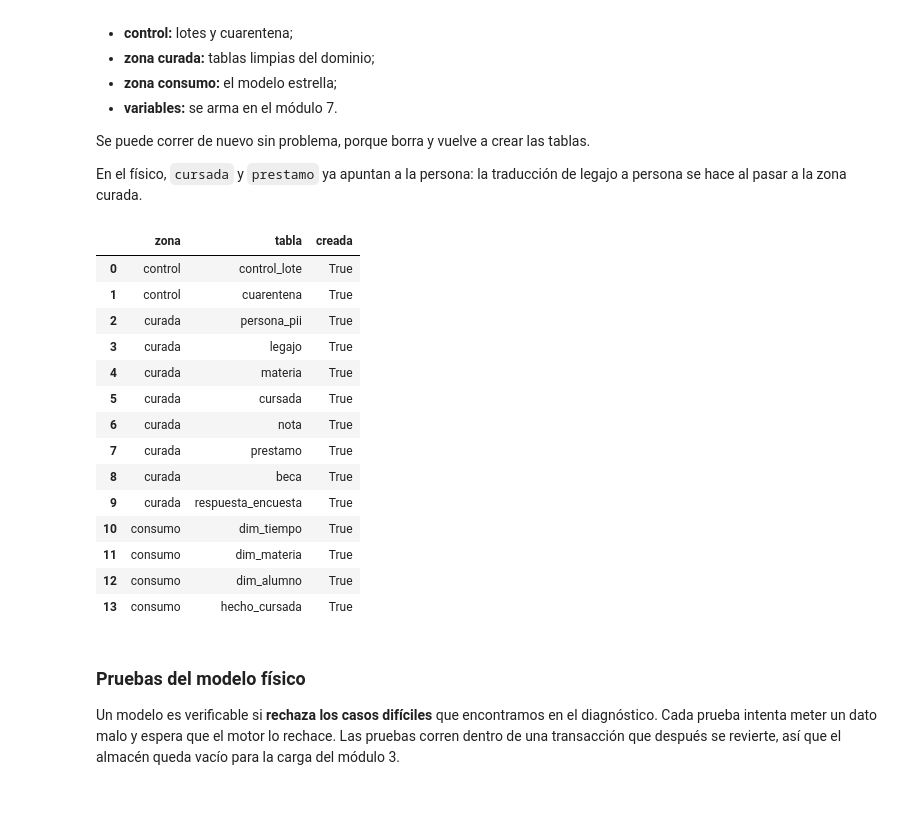
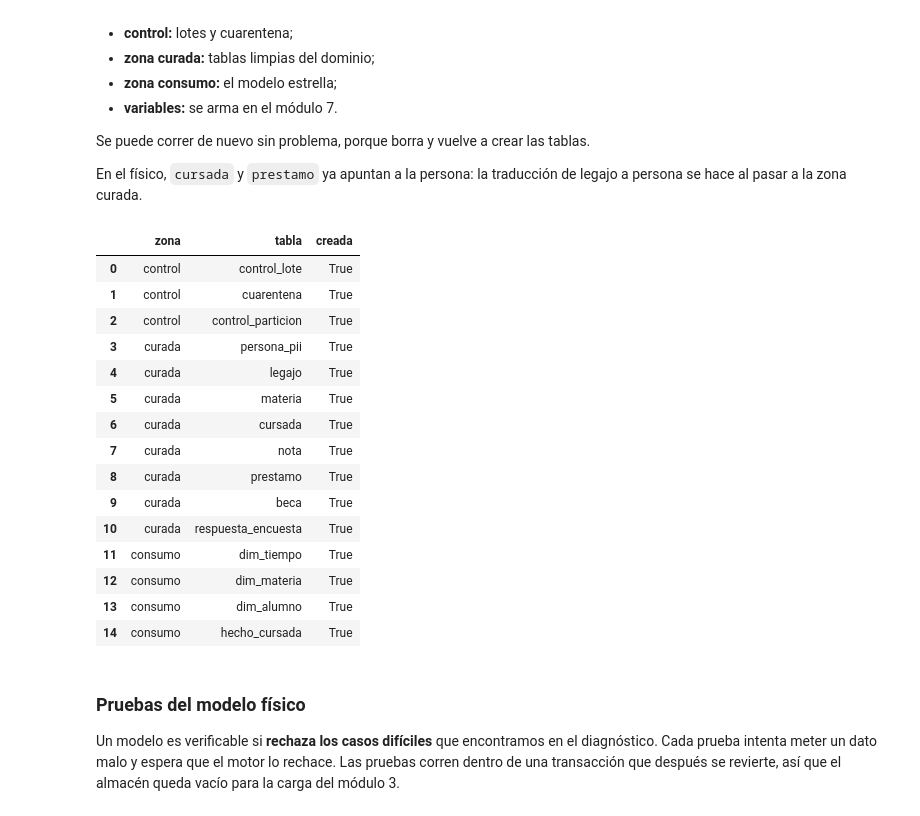
Before and after one commit to raschmatias/dh_arca, a Jupyter notebook: Data Engineer/06_uniandina/trabajo_final_uniandina.ipynb, the cells around one changed output. Drawn from its saved outputs; the diff is of its cells as text; code cells hidden in the pictures.

```diff
--- a/Data Engineer/06_uniandina/trabajo_final_uniandina.ipynb
+++ b/Data Engineer/06_uniandina/trabajo_final_uniandina.ipynb
@@ -450,6 +450,7 @@ DROP TABLE IF EXISTS cursada;
 DROP TABLE IF EXISTS legajo;
 DROP TABLE IF EXISTS persona_pii;
 DROP TABLE IF EXISTS materia;
+DROP TABLE IF EXISTS control_particion;
 DROP TABLE IF EXISTS cuarentena;
 DROP TABLE IF EXISTS control_lote;
 
@@ -475,6 +476,14 @@ CREATE TABLE cuarentena (
     registro       TEXT NOT NULL,                    -- la fila original, en JSON, tal como llegó
     motivo         TEXT NOT NULL,                    -- p. ej. 'nota fuera de rango', 'alumno inexistente'
     resuelto       INTEGER NOT NULL DEFAULT 0 CHECK (resuelto IN (0, 1))
+);
+
+CREATE TABLE control_particion (                     -- qué se publicó de cada cuatrimestre en la zona consumo
+    cuatrimestre  TEXT PRIMARY KEY,
+    huella        TEXT NOT NULL,                     -- SHA-256 de las filas curadas que se publicaron
+    filas         INTEGER NOT NULL,
+    id_lote       INTEGER NOT NULL REFERENCES control_lote (id_lote),
+    publicada     TEXT NOT NULL
 );
 
 -- ============ ZONA CURADA: el dominio limpio ============
@@ -582,46 +591,47 @@ CREATE UNIQUE INDEX ux_dim_alumno_un_vigente ON dim_alumno (id_persona) WHERE es
 CREATE TABLE hecho_cursada (                         -- grano: persona × materia × cuatrimestre
     sk_cursada   INTEGER PRIMARY KEY,
     id_cursada   TEXT NOT NULL UNIQUE,               -- dimensión degenerada
     sk_alumno    INTEGER NOT NULL REFERENCES dim_alumno (sk_alumno),
     sk_materia   INTEGER NOT NULL REFERENCES dim_materia (sk_materia),
     sk_tiempo    INTEGER NOT NULL REFERENCES dim_tiempo (sk_tiempo),
     estado       TEXT NOT NULL CHECK (estado IN ('aprobada', 'desaprobada', 'abandonó')),
     nota         REAL CHECK (nota IS NULL OR nota BETWEEN 0 AND 10),
     aprobada     INTEGER NOT NULL CHECK (aprobada IN (0, 1)),
     ausente      INTEGER NOT NULL CHECK (ausente IN (0, 1)),
     fuente_nota  TEXT NOT NULL CHECK (fuente_nota IN ('acta', 'csv', 'sin nota')),
     id_lote      INTEGER REFERENCES control_lote (id_lote),
     UNIQUE (sk_alumno, sk_materia, sk_tiempo)
 );
 CREATE INDEX ix_hecho_tiempo  ON hecho_cursada (sk_tiempo);
 CREATE INDEX ix_hecho_materia ON hecho_cursada (sk_materia);
 """
 
 almacen = dwh()
 almacen.executescript(DDL)
 almacen.execute("PRAGMA foreign_keys = ON")
 
-zona = {"control": ["control_lote", "cuarentena"],
+zona = {"control": ["control_lote", "cuarentena", "control_particion"],
         "curada": ["persona_pii", "legajo", "materia", "cursada", "nota", "prestamo", "beca", "respuesta_encuesta"],
         "consumo": ["dim_tiempo", "dim_materia", "dim_alumno", "hecho_cursada"]}
 tablas = sql("SELECT name FROM sqlite_master WHERE type = 'table' ORDER BY name", base="dwh.db").name.tolist()
 pd.DataFrame([{"zona": z, "tabla": t, "creada": t in tablas} for z, ts in zona.items() for t in ts])
 # %% [output]
 |  | zona | tabla | creada |
 | 0 | control | control_lote | True |
 | 1 | control | cuarentena | True |
-| 2 | curada | persona_pii | True |
-| 3 | curada | legajo | True |
-| 4 | curada | materia | True |
-| 5 | curada | cursada | True |
-| 6 | curada | nota | True |
-| 7 | curada | prestamo | True |
-| 8 | curada | beca | True |
-| 9 | curada | respuesta_encuesta | True |
-| 10 | consumo | dim_tiempo | True |
-| 11 | consumo | dim_materia | True |
-| 12 | consumo | dim_alumno | True |
-| 13 | consumo | hecho_cursada | True |
+| 2 | control | control_particion | True |
+| 3 | curada | persona_pii | True |
+| 4 | curada | legajo | True |
+| 5 | curada | materia | True |
+| 6 | curada | cursada | True |
+| 7 | curada | nota | True |
+| 8 | curada | prestamo | True |
+| 9 | curada | beca | True |
+| 10 | curada | respuesta_encuesta | True |
+| 11 | consumo | dim_tiempo | True |
+| 12 | consumo | dim_materia | True |
+| 13 | consumo | dim_alumno | True |
+| 14 | consumo | hecho_cursada | True |
 # %% [markdown]
 ### Pruebas del modelo físico
 
```
Also changed, not shown: parts of 16 cells of this notebook, 2 other files.
